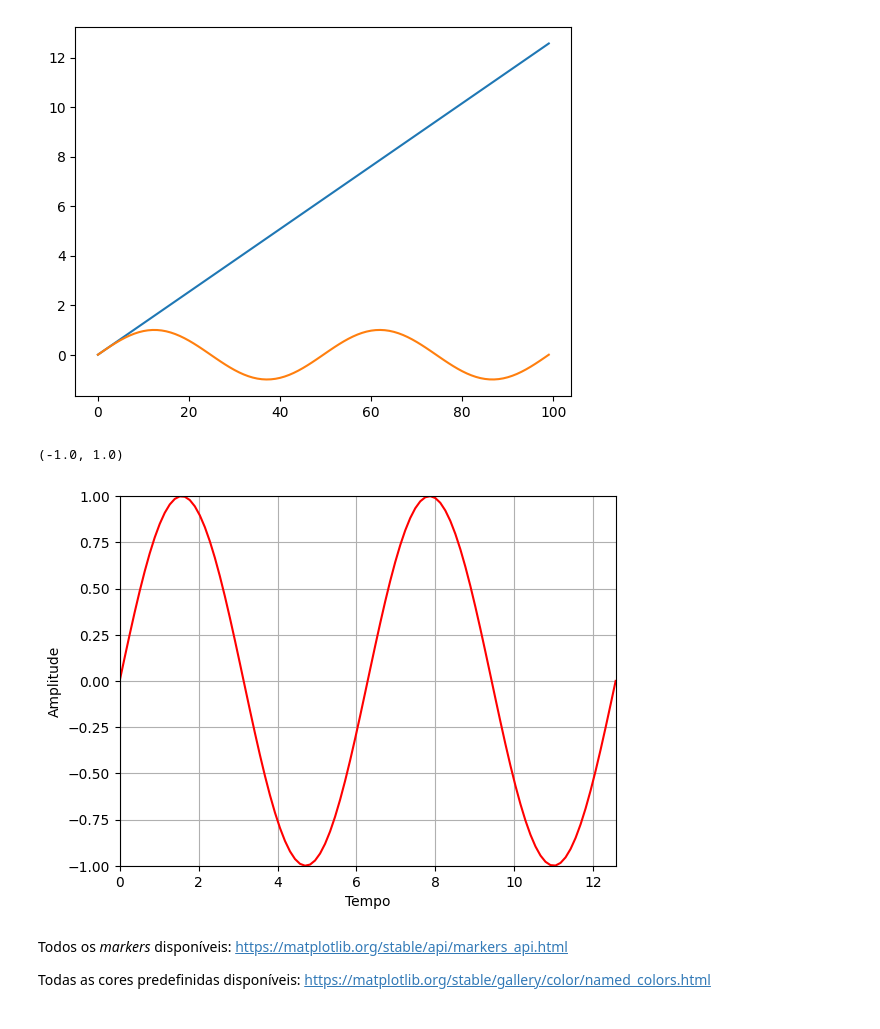
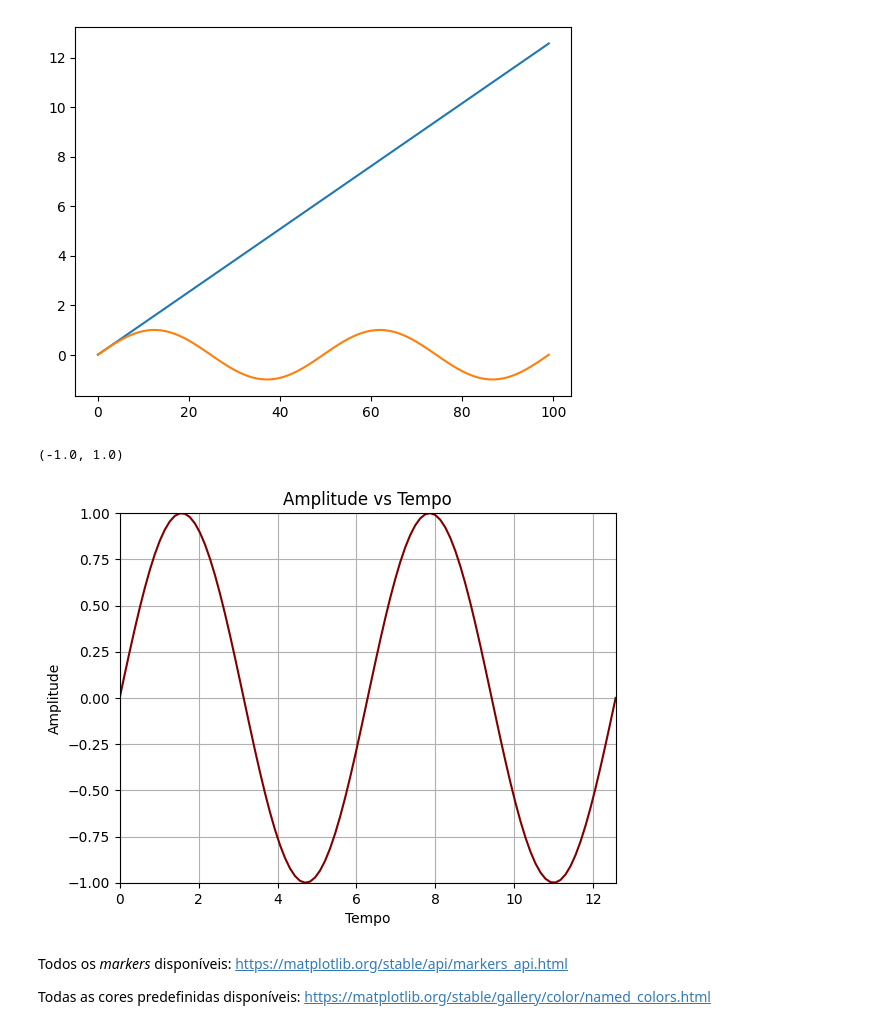
Before and after one commit to jceneziojr/COEN, a Jupyter notebook: COEN.ipynb, the cells around one changed output. Saved outputs shown, nothing was run; the diff lists cells and outputs as text; code cells hidden in the pictures.

```diff
--- a/COEN.ipynb
+++ b/COEN.ipynb
@@ -250,16 +266,16 @@ plt.plot(output_sig)
 [<matplotlib.lines.Line2D at 0x...>]
 [figure]
 # %%
-plt.plot(input_sig, output_sig, 'r')
+plt.plot(input_sig, output_sig, 'maroon')
 plt.xlabel("Tempo") # label do eixo x
 plt.ylabel("Amplitude") # label do eixo y
 plt.title("Amplitude vs Tempo") # título do plot
 plt.grid(True) # ativar o grid
 plt.xlim(0 , 4*np.pi) # intervalo de exibição do eixo x
 plt.ylim(-1, 1) # intervalo de exibição do eixo y
 # %% [output]
 (-1.0, 1.0)
-[figure, old version]
+[figure, new version]
 # %% [markdown]
 Todos os *markers* disponíveis: https://matplotlib.org/stable/api/markers_api.html
 
```
Also changed, not shown: parts of 20 cells of this notebook, 3 other files.
